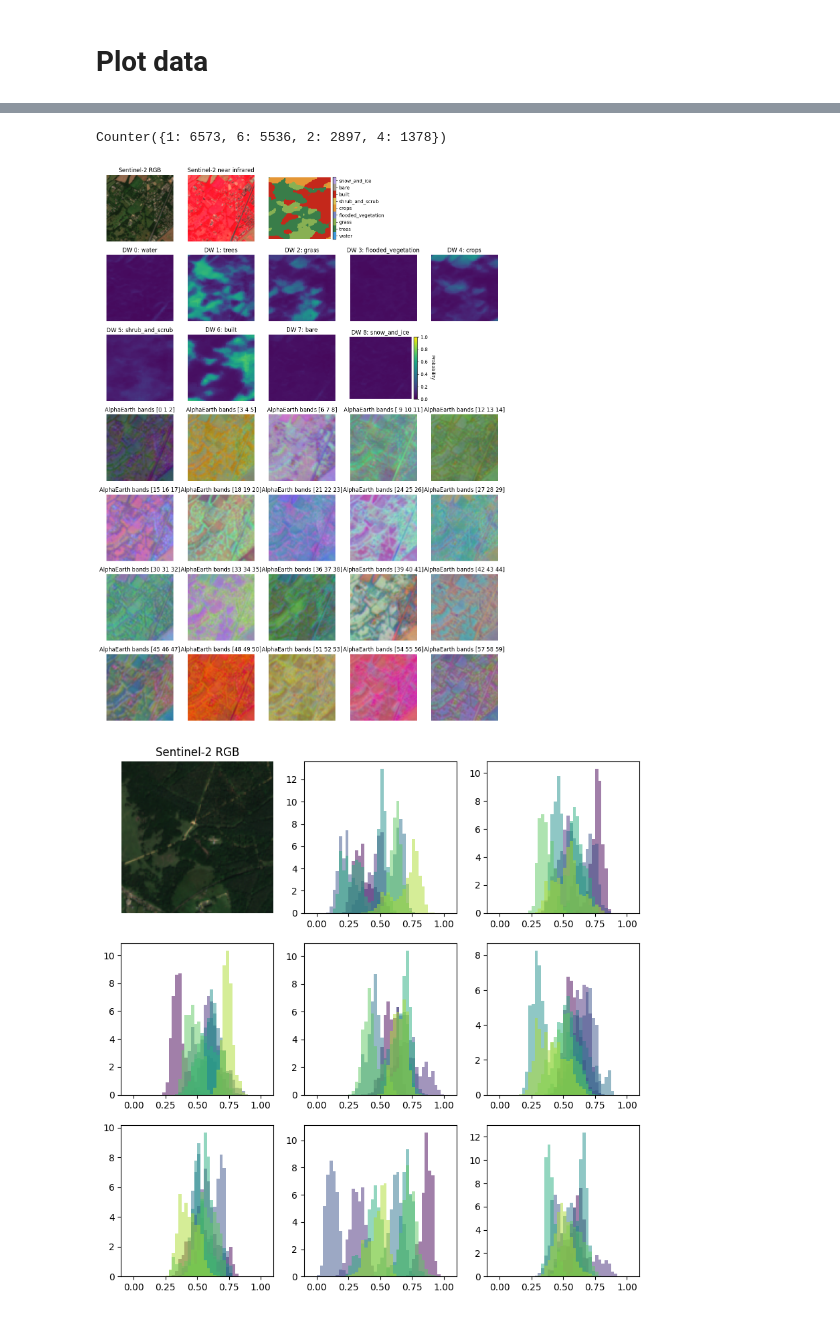
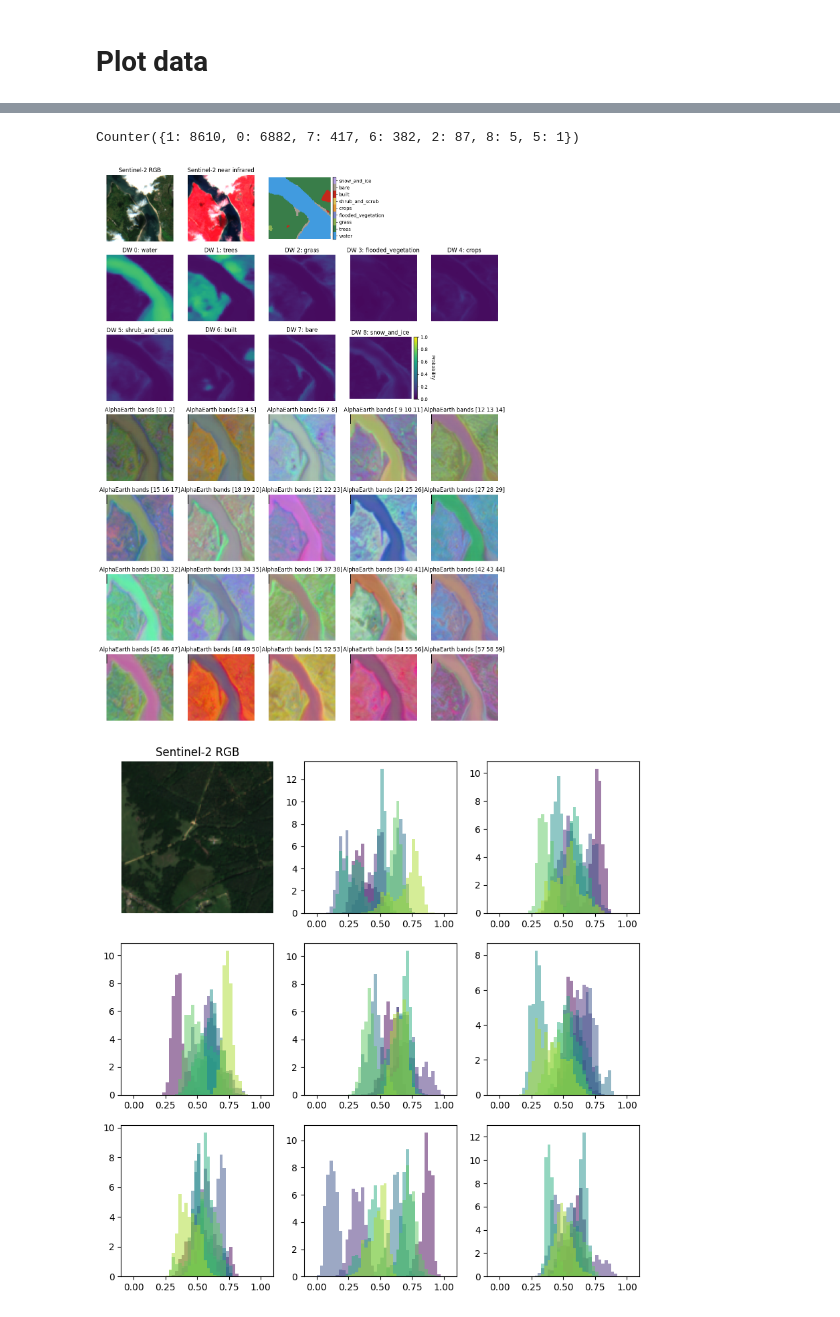
Before and after one commit to vdplasthijs/NeurEO, a Jupyter notebook: notebooks/Explore and create data set.ipynb, the cells around one changed output, grey strips where cells are left out. Cells and saved outputs as stored; diff of their text form; code cells hidden in the pictures.

```diff
--- a/notebooks/Explore and create data set.ipynb
+++ b/notebooks/Explore and create data set.ipynb
@@ -102,3 +102,14 @@ Data downloaded to /Users/tplas/data/2025-10 neureo/sample/sample-0_alphaearth_y
  '/Users/tplas/data/2025-10 neureo/sample/sample-0_alphaearth_y-None.tif')
 # %% [markdown]
 # Plot data
+# %%
+(data_sent, data_alpha, data_dyn, data_worldclim) = du.load_all_modalities_from_name(name='pecl-fig-0', path_folder='../content/sample_data', verbose=1)
+
+fig, ax = plt.subplots(1,3, figsize=(10,3))
+
+ax[0].imshow(np.clip(data_sent[0, ...], 0, 3000) / 3000, cmap='gray')
+ax[0].set_title('Sentinel-2 (B4)')
+ax[1].imshow(data_alpha[0, ...], cmap='gray')
+ax[1].set_title('AlphaEarth (emb 0)')
+ax[2].imshow(data_dyn[0, ...], cmap='gray')
+ax[2].set_title('Dynamic World (water)')
@@ -105,8 +123,8 @@ Data downloaded to /Users/tplas/data/2025-10 neureo/sample/sample-0_alphaearth_y
 # %%
-du.plot_overview_images('../content/sample_data', name='pecl-fig-6', plot_alphaearth=True, plot_dynamicworld_full=True)
+du.plot_overview_images('../content/sample_data', name='pecl-fig-0', plot_alphaearth=True, plot_dynamicworld_full=True)
 # %% [output]
-Counter({1: 6573, 6: 5536, 2: 2897, 4: 1378})
+Counter({1: 8610, 0: 6882, 7: 417, 6: 382, 2: 87, 8: 5, 5: 1})
-[figure, old version]
+[figure, new version]
 # %%
 du.plot_distr_embeddings('../content/sample_data', name='pecl-fig-5')
 # %% [output]
```
Also changed, not shown: parts of 1 cell of this notebook, 1 other file.
